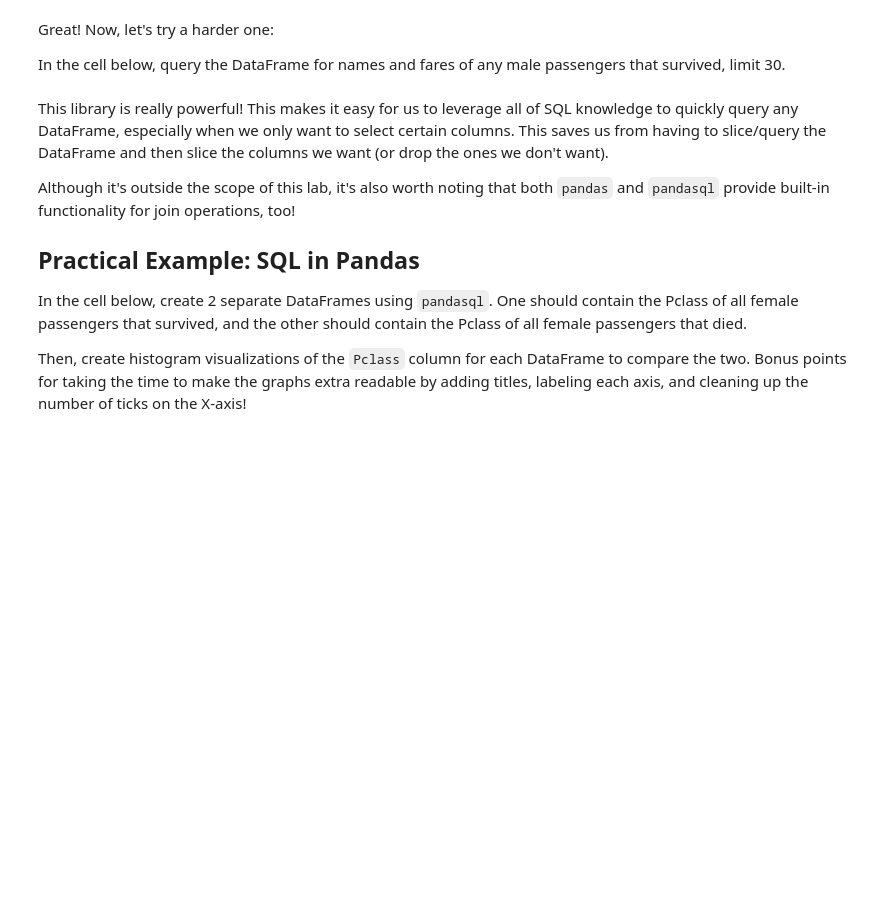
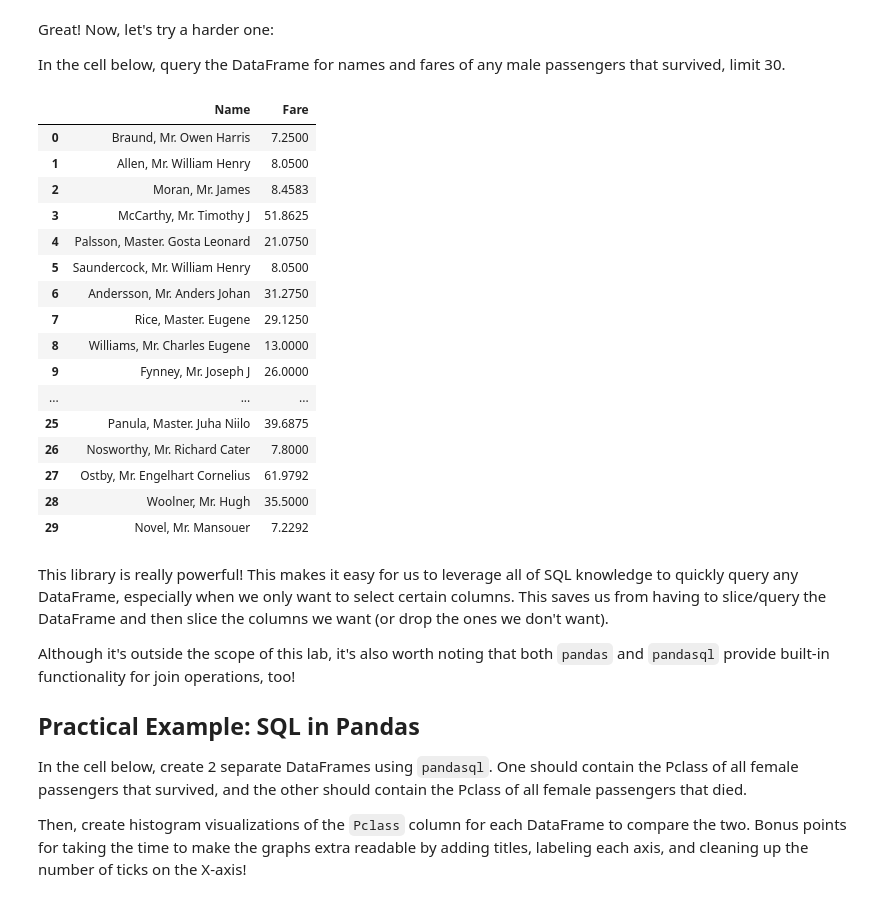
Before and after one commit to jackielebwohl/flatiron-labs_and_projects, a Jupyter notebook: section05/dsc-0-05-16-sql-with-pandas-online-ds-pt-112618/index.ipynb, the cells around one changed output. Cells and saved outputs as stored; diff of their text form; code cells hidden in the pictures; blank space fills up the shorter version.

```diff
--- a/section05/dsc-0-05-16-sql-with-pandas-online-ds-pt-112618/index.ipynb
+++ b/section05/dsc-0-05-16-sql-with-pandas-online-ds-pt-112618/index.ipynb
@@ -253,3 +165,5 @@ pysqldf = None
+# %%
+pysqldf = lambda q: sqldf(q, globals())
 # %% [markdown]
 Great! That will save us from having to pass `globals()` as an argument every time we query, which can get a bit tedious.
 
@@ -279,3 +200,26 @@ sql_surviving_males
+# %%
+q2 = 'SELECT Name, Fare FROM df WHERE Sex="male" LIMIT 30;'
+
+sql_surviving_males = pysqldf(q2)
+sql_surviving_males
+# %% [output]
+|  | Name | Fare |
+| 0 | Braund, Mr. Owen Harris | 7.2500 |
+| 1 | Allen, Mr. William Henry | 8.0500 |
+| 2 | Moran, Mr. James | 8.4583 |
+| 3 | McCarthy, Mr. Timothy J | 51.8625 |
+| 4 | Palsson, Master. Gosta Leonard | 21.0750 |
+| 5 | Saundercock, Mr. William Henry | 8.0500 |
+| 6 | Andersson, Mr. Anders Johan | 31.2750 |
+| 7 | Rice, Master. Eugene | 29.1250 |
+| 8 | Williams, Mr. Charles Eugene | 13.0000 |
+| 9 | Fynney, Mr. Joseph J | 26.0000 |
+| ... | ... | ... |
+| 25 | Panula, Master. Juha Niilo | 39.6875 |
+| 26 | Nosworthy, Mr. Richard Cater | 7.8000 |
+| 27 | Ostby, Mr. Engelhart Cornelius | 61.9792 |
+| 28 | Woolner, Mr. Hugh | 35.5000 |
+| 29 | Novel, Mr. Mansouer | 7.2292 |
 # %% [markdown]
 This library is really powerful! This makes it easy for us to leverage all of SQL knowledge to quickly query any DataFrame, especially when we only want to select certain columns.  This saves us from having to slice/query the DataFrame and then slice the columns we want (or drop the ones we don't want).
 
```
Also changed, not shown: parts of 24 cells of this notebook.
